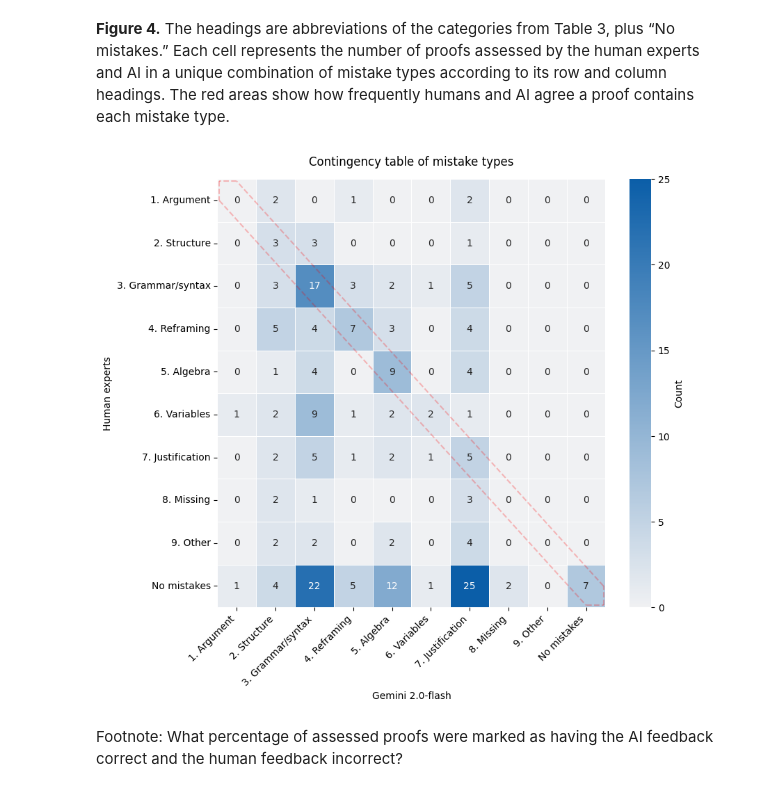
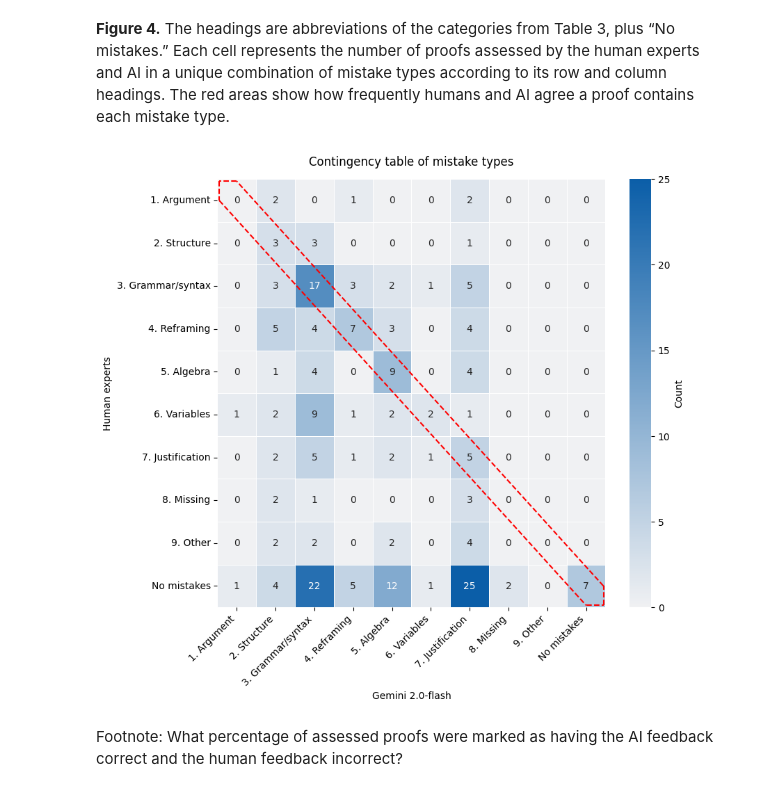
Before and after one commit to gfriedman77/ai-proof-grading, a Jupyter notebook: analysis.ipynb, the cells around one changed output. Cells and saved outputs as stored; diff of their text form; code cells hidden in the pictures.

Commit message:
Tweak appearance of one graph

```diff
--- a/analysis.ipynb
+++ b/analysis.ipynb
@@ -492,35 +492,35 @@ ax = sns.heatmap(
     cmap=sns.light_palette("#0b5ea8", as_cmap=True),
     cbar_kws={"label": "Count"},
     linewidths=.5, linecolor="white"
 )
 
 # create title/axes
 ax.set_title("Contingency table of mistake types", pad=14)
 ax.set_xlabel("Gemini 2.0-flash")
 ax.set_ylabel("Human experts")
 plt.xticks(rotation=45, ha="right")
 plt.yticks(rotation=0)
 
 # add red diagonal box around the diagonal cells
 TABLE_SIZE = 10
 MARGIN = 0.05
 def linebit (x1,y1,x2,y2):
     x1 = min(max(x1,MARGIN),TABLE_SIZE-MARGIN)
     x2 = min(max(x2,MARGIN),TABLE_SIZE-MARGIN)
     y1 = min(max(y1,MARGIN),TABLE_SIZE-MARGIN)
     y2 = min(max(y2,MARGIN),TABLE_SIZE-MARGIN)
-    plt.plot( [x1,x2],[y1,y2], color='red', linestyle='--', alpha=0.25 )
+    plt.plot( [x1,x2],[y1,y2], color='red', linestyle='--' )
 def linebits (*args):
     for i in range(0,len(args),2):
         if i + 4 <= len(args):
             linebit(args[i],args[i+1],args[i+2],args[i+3])
 linebits( 0,0, 0,0.5, 9.5,10, 10,10, 10,9.5, 0.5,0, 0,0 )
 
 # save and show the plot
 plt.savefig( 'contingency-table-gemini-2.0-flash.pdf', bbox_inches='tight' )
 plt.show()
 # %% [output]
-[figure, old version]
+[figure, new version]
 # %% [markdown]
 Footnote:  What percentage of assessed proofs were marked as having the AI feedback correct and the human feedback incorrect?
 # %%
```
